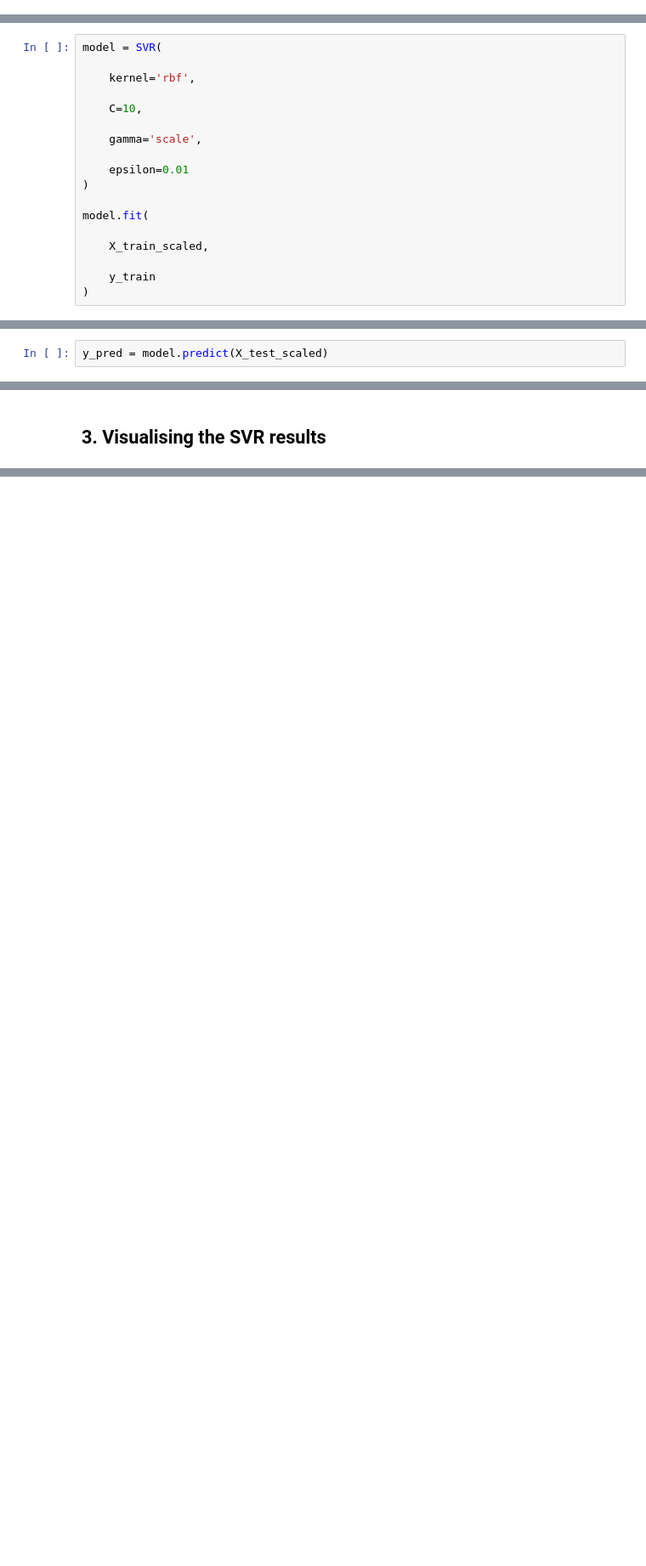
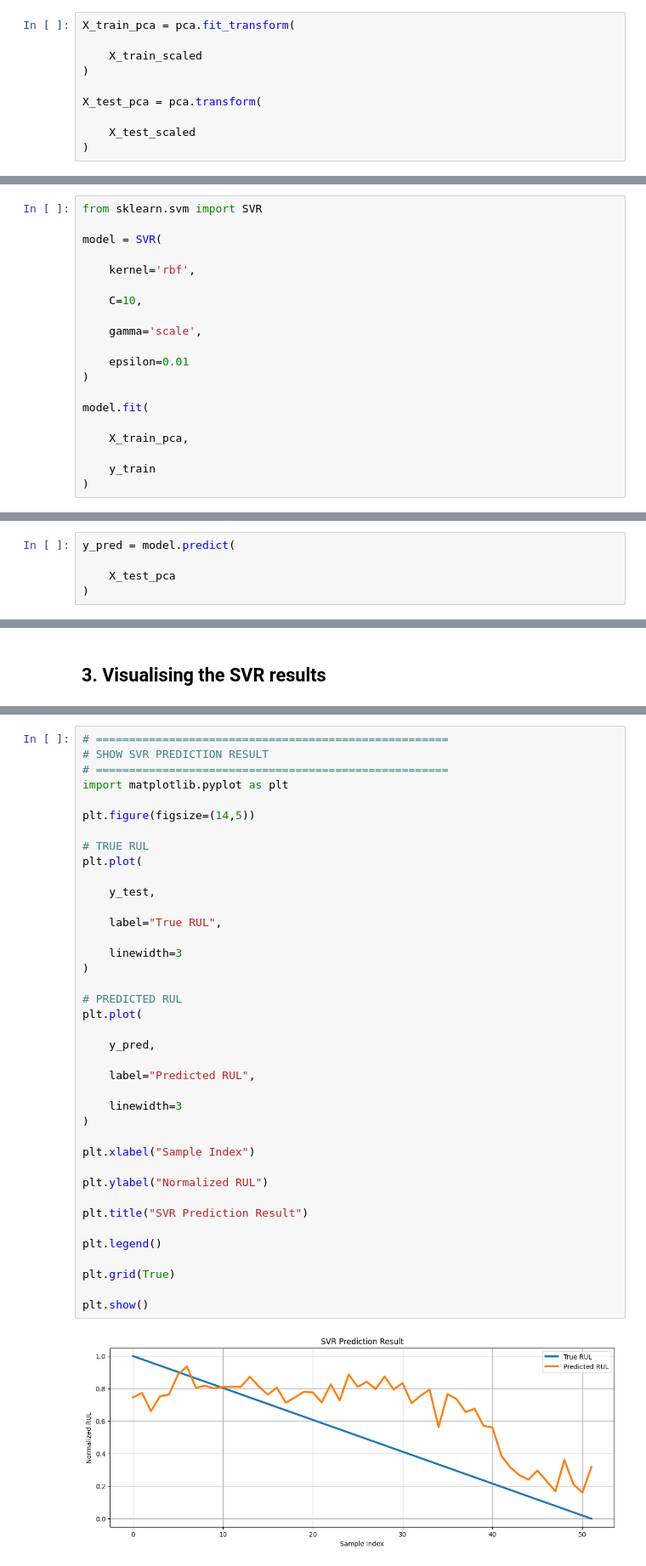
Before and after one commit to HuanNguyen213421345/thuvien, a Jupyter notebook: _notebooks/2020-10-24-Support Vector Regression (SVR).ipynb, the cells around one changed output, grey strips where cells are left out. Shown at 85% size. Drawn from its saved outputs; the diff is of its cells as text; blank space fills up the shorter version.

```diff
--- a/_notebooks/2020-10-24-Support Vector Regression (SVR).ipynb
+++ b/_notebooks/2020-10-24-Support Vector Regression (SVR).ipynb
@@ -85,0 +93,10 @@ X_test_scaled = scaler.transform(X_test)
+# %%
+X_train_pca = pca.fit_transform(
+
+    X_train_scaled
+)
+
+X_test_pca = pca.transform(
+
+    X_test_scaled
+)
@@ -86,6 +120,8 @@ X_test_scaled = scaler.transform(X_test)
 # %% [markdown]
 ## 1. Training the model on the whole dataset
 # %%
+from sklearn.svm import SVR
+
 model = SVR(
 
     kernel='rbf',
@@ -99,7 +135,7 @@ model = SVR(
 
 model.fit(
 
-    X_train_scaled,
+    X_train_pca,
 
     y_train
 )
@@ -108,7 +144,10 @@ SVR(C=10, epsilon=0.01)
 # %% [markdown]
 ## 2. Predicting a new result with SVR
 # %%
-y_pred = model.predict(X_test_scaled)
+y_pred = model.predict(
+
+    X_test_pca
+)
 # %%
 from sklearn.metrics import mean_squared_error
 from sklearn.metrics import mean_absolute_error
@@ -140,0 +175,41 @@ plt.plot(train1["RMS"])
+# %%
+# =====================================================
+# SHOW SVR PREDICTION RESULT
+# =====================================================
+import matplotlib.pyplot as plt
+
+plt.figure(figsize=(14,5))
+
+# TRUE RUL
+plt.plot(
+
+    y_test,
+
+    label="True RUL",
+
+    linewidth=3
+)
+
+# PREDICTED RUL
+plt.plot(
+
+    y_pred,
+
+    label="Predicted RUL",
+
+    linewidth=3
+)
+
+plt.xlabel("Sample Index")
+
+plt.ylabel("Normalized RUL")
+
+plt.title("SVR Prediction Result")
+
+plt.legend()
+
+plt.grid(True)
+
+plt.show()
+# %% [output]
+[figure, added]
```
Also changed, not shown: parts of 10 cells of this notebook.
